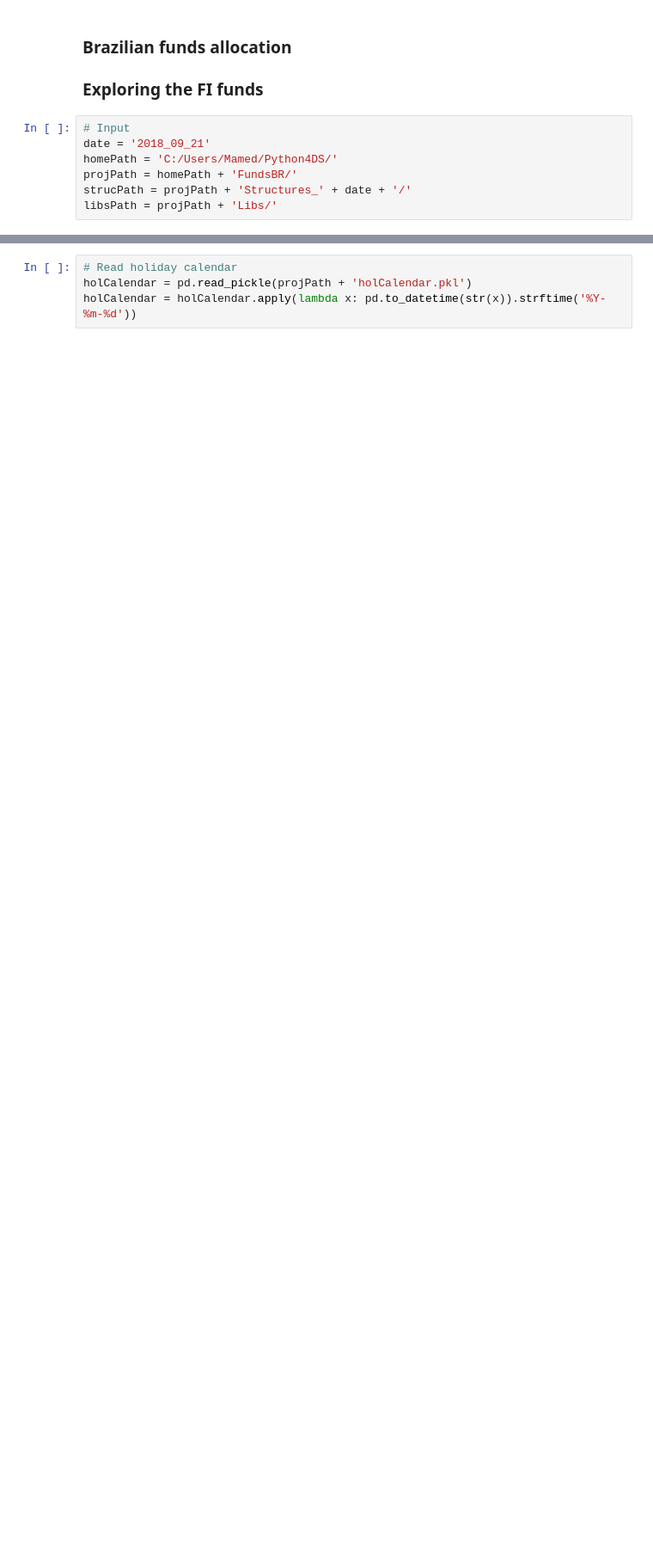
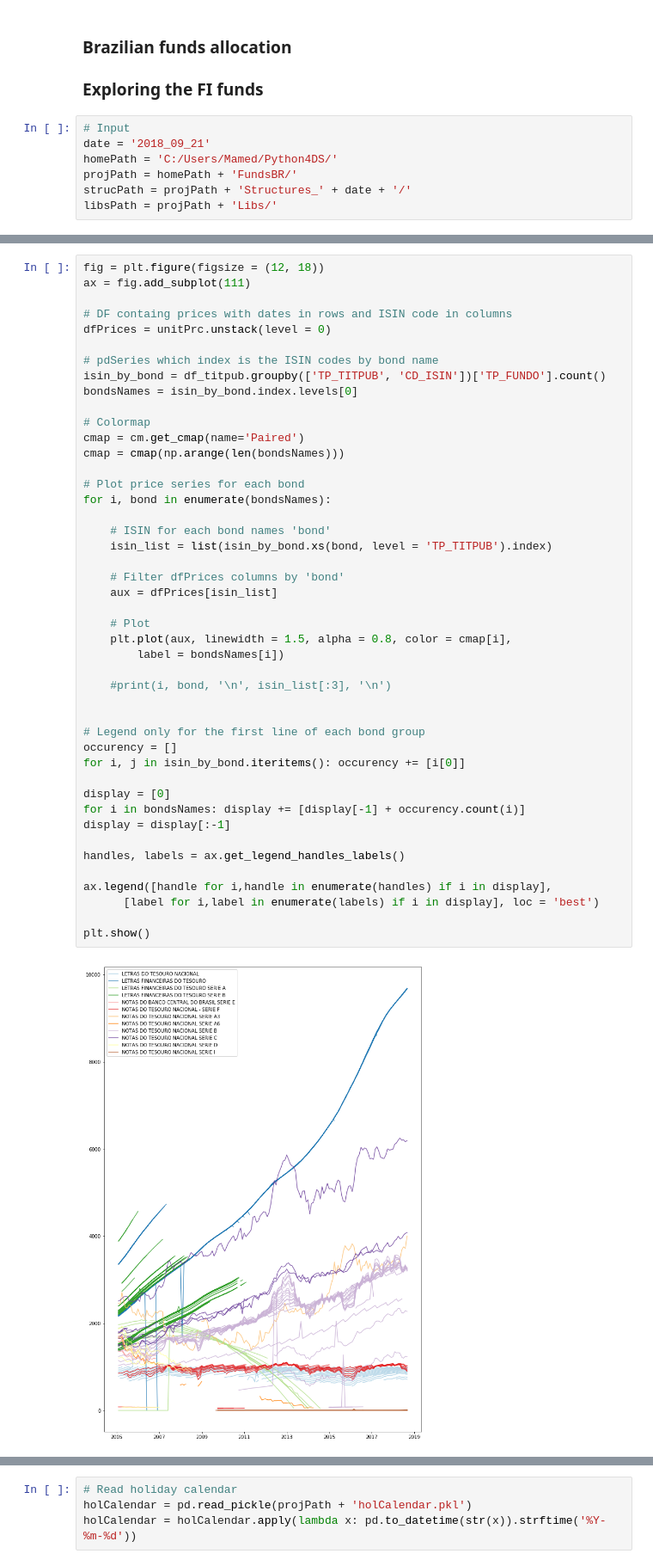
Before and after one commit to mamedc/fundsBR, a Jupyter notebook: fi_type_analysis_fundsBR.ipynb, the cells around one changed output, grey strips where cells are left out. Shown at 86% size. Drawn from its saved outputs; the diff is of its cells as text; blank space fills up the shorter version.

```diff
--- a/fi_type_analysis_fundsBR.ipynb
+++ b/fi_type_analysis_fundsBR.ipynb
@@ -37,0 +448,47 @@ dfBLC1['DT_VENC'] = dfBLC1['DT_VENC'].apply(lambda x: correctDates(x))
+# %%
+fig = plt.figure(figsize = (12, 18))
+ax = fig.add_subplot(111)
+
+# DF containg prices with dates in rows and ISIN code in columns
+dfPrices = unitPrc.unstack(level = 0)
+
+# pdSeries which index is the ISIN codes by bond name
+isin_by_bond = df_titpub.groupby(['TP_TITPUB', 'CD_ISIN'])['TP_FUNDO'].count()
+bondsNames = isin_by_bond.index.levels[0]
+
+# Colormap
+cmap = cm.get_cmap(name='Paired')
+cmap = cmap(np.arange(len(bondsNames)))
+
+# Plot price series for each bond
+for i, bond in enumerate(bondsNames):
+
+    # ISIN for each bond names 'bond'
+    isin_list = list(isin_by_bond.xs(bond, level = 'TP_TITPUB').index)
+
+    # Filter dfPrices columns by 'bond'
+    aux = dfPrices[isin_list]
+
+    # Plot
+    plt.plot(aux, linewidth = 1.5, alpha = 0.8, color = cmap[i],
+        label = bondsNames[i])
+
+    #print(i, bond, '\n', isin_list[:3], '\n')
+
+
+# Legend only for the first line of each bond group
+occurency = []
+for i, j in isin_by_bond.iteritems(): occurency += [i[0]]
+
+display = [0]
+for i in bondsNames: display += [display[-1] + occurency.count(i)]
+display = display[:-1]
+
+handles, labels = ax.get_legend_handles_labels()
+
+ax.legend([handle for i,handle in enumerate(handles) if i in display],
+      [label for i,label in enumerate(labels) if i in display], loc = 'best')
+
+plt.show()
+# %% [output]
+[figure, added]
```
Also changed, not shown: parts of 93 cells of this notebook.
